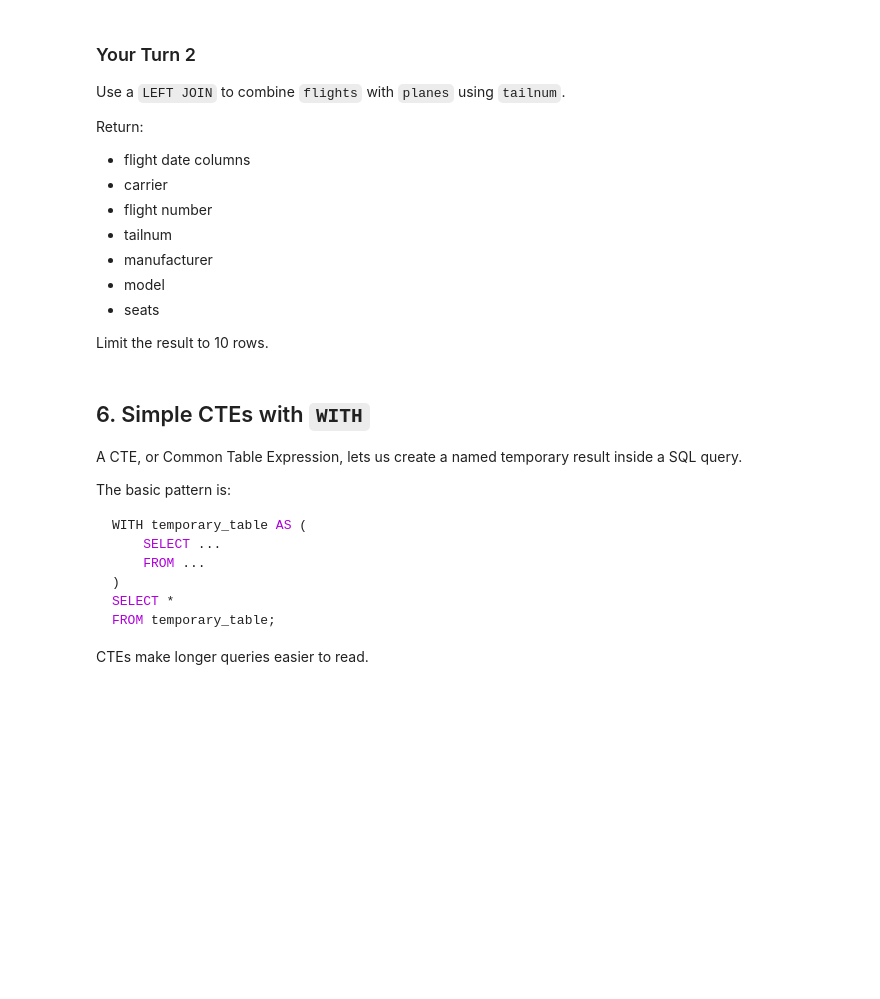
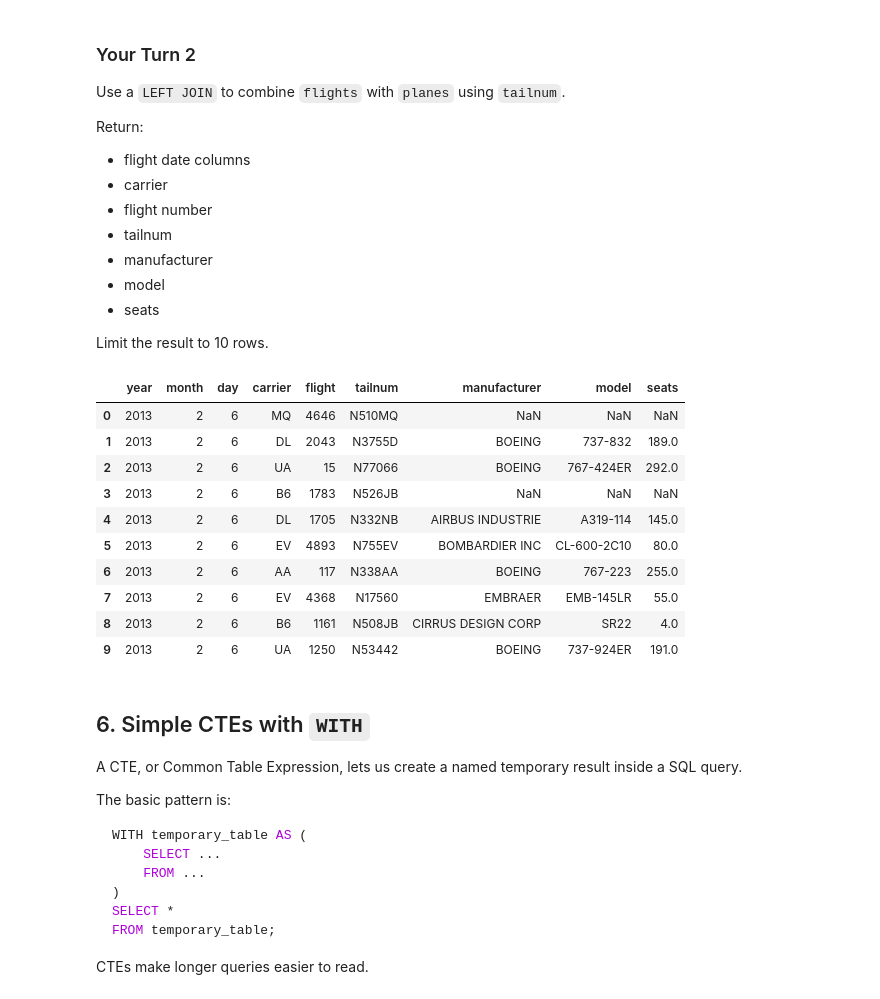
Before and after one commit to atul-utsa/ban6003-w9-10-sql-abt-atul, a Jupyter notebook: notebooks/module10_sql_joins_abt_guided_lab.ipynb, the cells around one changed output. Cells and saved outputs as stored; diff of their text form; code cells hidden in the pictures; blank space fills up the shorter version.

```diff
--- a/notebooks/module10_sql_joins_abt_guided_lab.ipynb
+++ b/notebooks/module10_sql_joins_abt_guided_lab.ipynb
@@ -351,11 +424,36 @@ Limit the result to 10 rows.
 # %%
 # Your Turn 2
 
 query = '''
-
+SELECT
+    f.year,
+    f.month,
+    f.day,
+    f.carrier,
+    f.flight,
+    f.tailnum,
+    p.manufacturer,
+    p.model,
+    p.seats
+FROM flights AS f
+LEFT JOIN planes AS p
+    ON f.tailnum = p.tailnum
+LIMIT 10;
 '''
 
 run_query(query, engine)
+# %% [output]
+|  | year | month | day | carrier | flight | tailnum | manufacturer | model | seats |
+| 0 | 2013 | 2 | 6 | MQ | 4646 | N510MQ | NaN | NaN | NaN |
+| 1 | 2013 | 2 | 6 | DL | 2043 | N3755D | BOEING | 737-832 | 189.0 |
+| 2 | 2013 | 2 | 6 | UA | 15 | N77066 | BOEING | 767-424ER | 292.0 |
+| 3 | 2013 | 2 | 6 | B6 | 1783 | N526JB | NaN | NaN | NaN |
+| 4 | 2013 | 2 | 6 | DL | 1705 | N332NB | AIRBUS INDUSTRIE | A319-114 | 145.0 |
+| 5 | 2013 | 2 | 6 | EV | 4893 | N755EV | BOMBARDIER INC | CL-600-2C10 | 80.0 |
+| 6 | 2013 | 2 | 6 | AA | 117 | N338AA | BOEING | 767-223 | 255.0 |
+| 7 | 2013 | 2 | 6 | EV | 4368 | N17560 | EMBRAER | EMB-145LR | 55.0 |
+| 8 | 2013 | 2 | 6 | B6 | 1161 | N508JB | CIRRUS DESIGN CORP | SR22 | 4.0 |
+| 9 | 2013 | 2 | 6 | UA | 1250 | N53442 | BOEING | 737-924ER | 191.0 |
 # %% [markdown]
 ## 6. Simple CTEs with `WITH`
 
```
Also changed, not shown: parts of 34 cells of this notebook, 2 other files.
